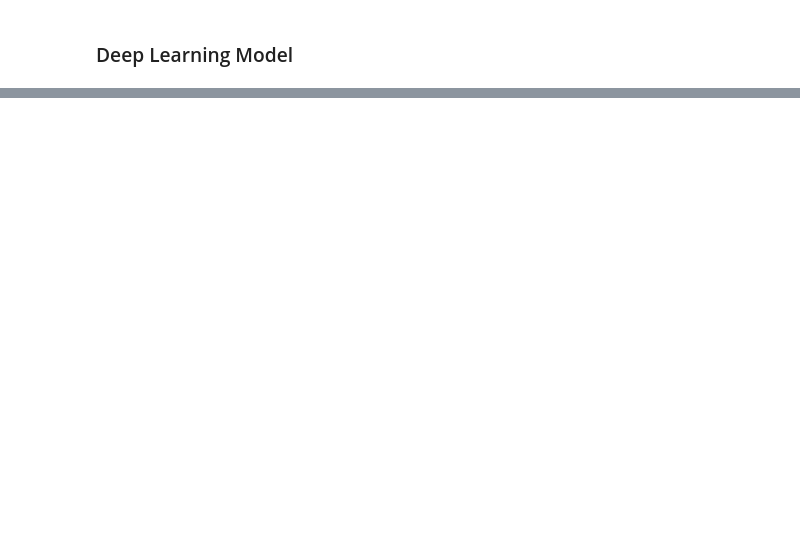
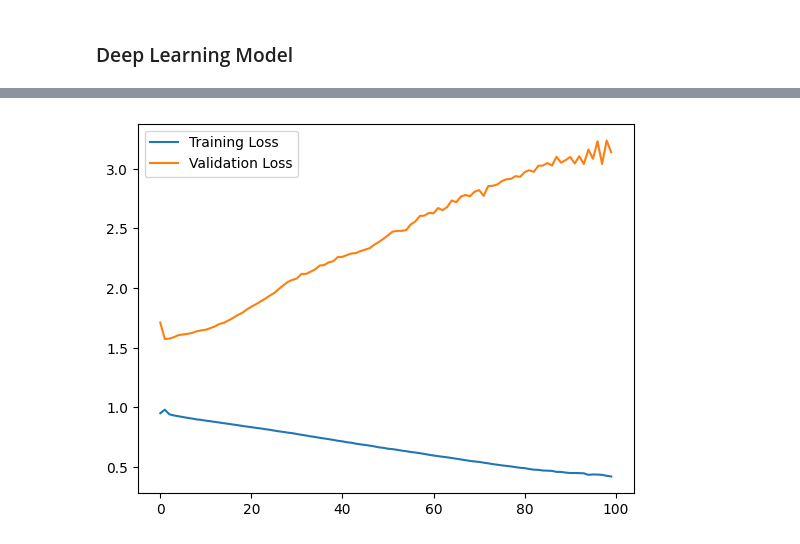
Before and after one commit to DoanDucThang0805/Total_Solar_Energy_Forecasting, a Jupyter notebook: src/XGboss.ipynb, the cells around one changed output, grey strips where cells are left out. Cells and saved outputs as stored; diff of their text form; code cells hidden in the pictures; blank space fills up the shorter version.

```diff
--- a/src/XGboss.ipynb
+++ b/src/XGboss.ipynb
@@ -230,7 +230,9 @@ array([[ 0.60132786,  0.16788431,  0.7806349 ,  0.74244901, -1.29237861,
 # %% [markdown]
 ### Machine Leaning Model
 # %%
-xgb_model = xgb.XGBRegressor(random_state= 42, n_estimators= 30, max_depth= 1, learning_rate= 0.01)
+xgb_model = xgb.XGBRegressor(random_state= 42, n_estimators= 30, max_depth= 3,
+                            learning_rate= 0.01, colsample_bytree= 0.5, subsample= 0.5,
+                            min_child_weight= 5)
 xgb_model.fit(x_train, y_train)
 # %% [output]
 XGBRegressor(base_score=None, booster=None, callbacks=None,
@@ -321,2 +363,13 @@ Mean Absolute Error: 0.8298628165987151
 # %% [markdown]
 ### Deep Learning Model
+# %%
+model = Sequential([
+    SimpleRNN(units=50, activation='relu', input_shape=(x_train.shape[1], 1)),
+    Dense(units=1)
+])
+
+# Compile model
+model.compile(optimizer='adam', loss='mean_squared_error')
+
+# Huấn luyện mô hình
+history = model.fit(x_train, y_train, epochs=100, batch_size=16, validation_data=(x_test, y_test), shuffle=False)
@@ -322,0 +394,10 @@ Mean Absolute Error: 0.8298628165987151
+# %%
+loss = model.evaluate(x_test, y_test)
+predicted_data = model.predict(x_test)
+
+
+plt.plot(history.history['loss'], label='Training Loss')
+plt.plot(history.history['val_loss'], label='Validation Loss')
+plt.legend()
+plt.show()
+# %% [output]
@@ -322,0 +406 @@ Mean Absolute Error: 0.8298628165987151
+[figure, added]
```
Also changed, not shown: parts of 7 cells of this notebook.
